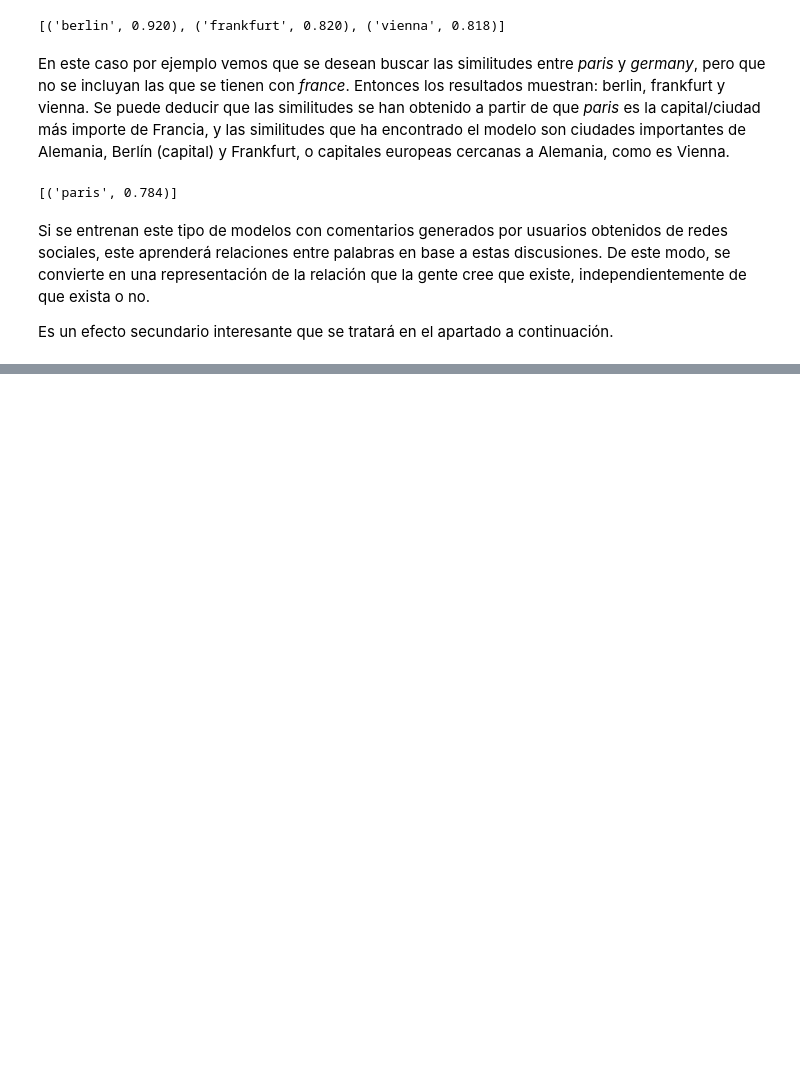
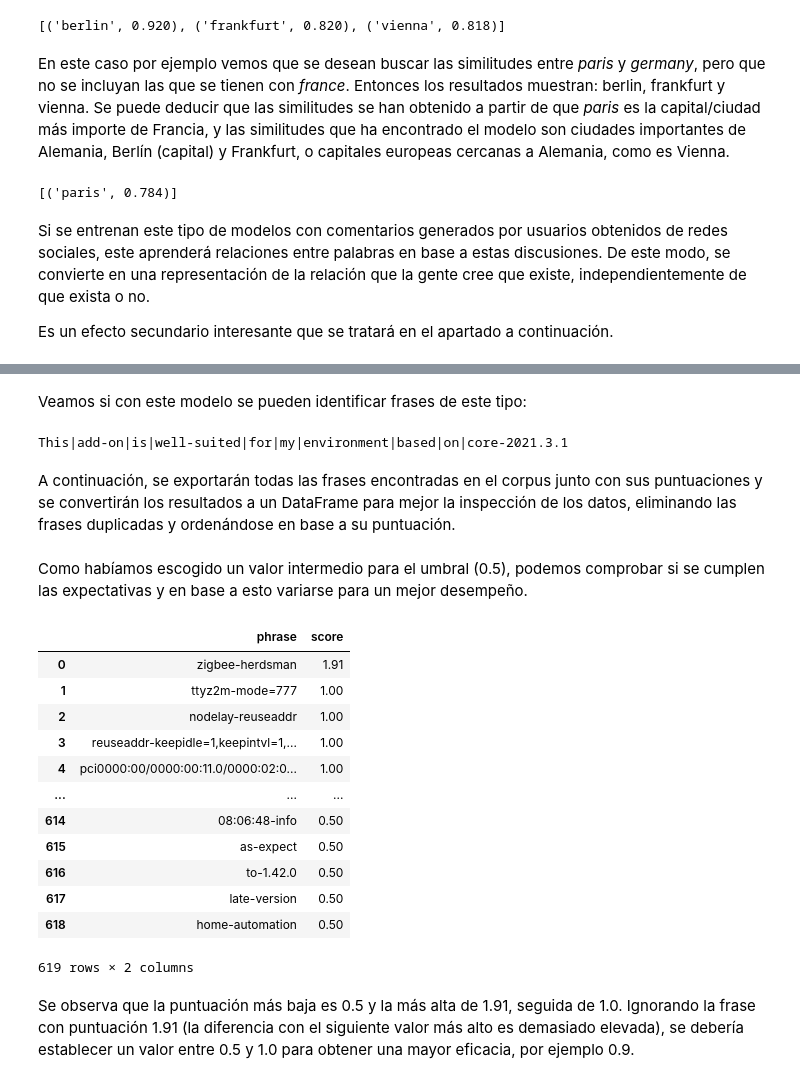
Before and after one commit to DiegoAlcoba/GVTIA, a Jupyter notebook: jp_notebooks/h_word_embeddings.ipynb, the cells around one changed output, grey strips where cells are left out. Saved outputs shown, nothing was run; the diff lists cells and outputs as text; code cells hidden in the pictures; blank space fills up the shorter version.

```diff
--- a/jp_notebooks/h_word_embeddings.ipynb
+++ b/jp_notebooks/h_word_embeddings.ipynb
@@ -161,0 +187,12 @@ Es un efecto secundario interesante que se tratará en el apartado a continuaci
+# %%
+#Todas las tablas a minúsculas
+df['normalized_text'] = df['normalized_text'].str.lower().str.split()
+df['tokens'] = df['tokens'].str.lower().str.split()
+df['lemmas'] = df['lemmas'].str.lower().str.split()
+
+#Setencias para el entrenamiento
+sents = df['lemmas']
+
+print(df['normalized_text'].sample(5))
+print(df['tokens'].sample(5))
+print(df['lemmas'].sample(5))
@@ -161,0 +235,47 @@ Es un efecto secundario interesante que se tratará en el apartado a continuaci
+# %% [markdown]
+Veamos si con este modelo se pueden identificar frases de este tipo:
+# %%
+sent = "This add on is well-suited for my environment based on core-2021.3.1".split()
+phrased = phrases[sent]
+print('|'.join(phrased))
+# %% [output]
+This|add-on|is|well-suited|for|my|environment|based|on|core-2021.3.1
+# %% [markdown]
+A continuación, se exportarán todas las frases encontradas en el corpus junto con sus puntuaciones y se convertirán los resultados a un DataFrame para mejor la inspección de los datos, eliminando las frases duplicadas y ordenándose en base a su puntuación.
+# %%
+#Compatibilidades con las versiones de Gensim
+if gensim.__version__[0] > '3': # gensim 4.x - find_phrases / string phrases
+
+    phrase_df = pd.DataFrame(phrases.find_phrases(sents),
+                             columns =['phrase', 'score'])
+    phrase_df = pd.DataFrame.from_dict(phrases.find_phrases(sents), orient='index').reset_index()
+    phrase_df.columns = ['phrase', 'score']
+    phrase_df = phrase_df[['phrase', 'score']].drop_duplicates() \
+            .sort_values(by='score', ascending=False).reset_index(drop=True)
+
+else: # gensim 3.x - export_phrases / byte phrases
+    phrase_df = pd.DataFrame(phrases.export_phrases(sents, out_delimiter=delim),
+                             columns =['phrase', 'score'])
+    phrase_df = phrase_df[['phrase', 'score']].drop_duplicates() \
+        .sort_values(by='score', ascending=False).reset_index(drop=True)
+    phrase_df['phrase'] = phrase_df['phrase'].map(lambda p: p.decode('utf-8'))
+# %% [markdown]
+Como habíamos escogido un valor intermedio para el umbral (0.5), podemos comprobar si se cumplen las expectativas y en base a esto variarse para un mejor desempeño.
+# %%
+phrase_df
+# %% [output]
+|  | phrase | score |
+| 0 | zigbee-herdsman | 1.91 |
+| 1 | ttyz2m-mode=777 | 1.00 |
+| 2 | nodelay-reuseaddr | 1.00 |
+| 3 | reuseaddr-keepidle=1,keepintvl=1,... | 1.00 |
+| 4 | pci0000:00/0000:00:11.0/0000:02:0... | 1.00 |
+| ... | ... | ... |
+| 614 | 08:06:48-info | 0.50 |
+| 615 | as-expect | 0.50 |
+| 616 | to-1.42.0 | 0.50 |
+| 617 | late-version | 0.50 |
+| 618 | home-automation | 0.50 |
+619 rows × 2 columns
+# %% [markdown]
+Se observa que la puntuación más baja es 0.5 y la más alta de 1.91, seguida de 1.0. Ignorando la frase con puntuación 1.91 (la diferencia con el siguiente valor más alto es demasiado elevada), se debería establecer un valor entre 0.5 y 1.0 para obtener una mayor eficacia, por ejemplo 0.9.
```
Also changed, not shown: parts of 63 cells of this notebook.
